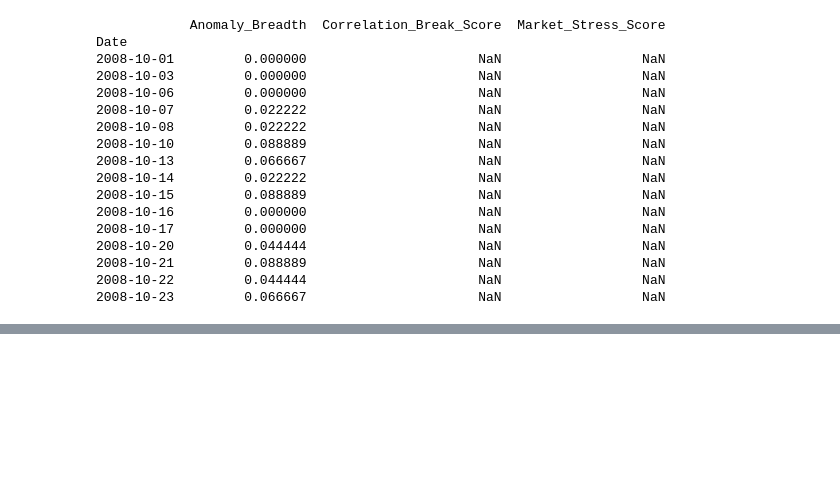
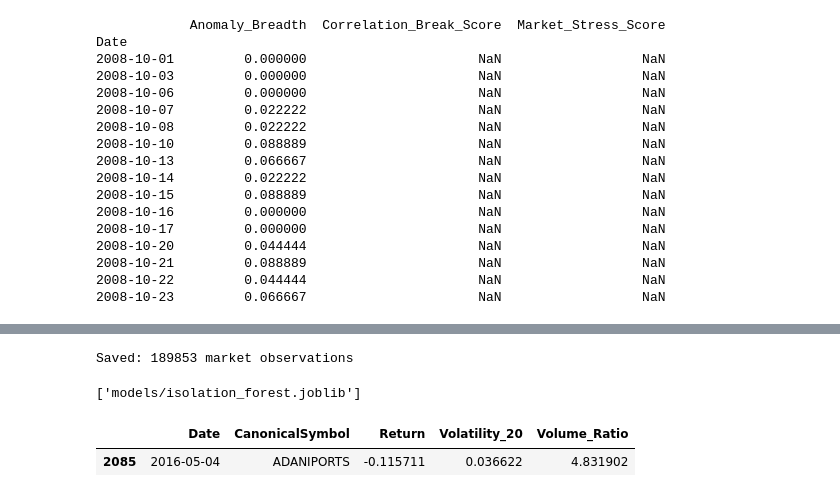
Before and after one commit to StardustEnigma/MarketLens, a Jupyter notebook: Project.ipynb, the cells around one changed output, grey strips where cells are left out. Drawn from its saved outputs; the diff is of its cells as text; code cells hidden in the pictures; blank space fills up the shorter version.

```diff
--- a/Project.ipynb
+++ b/Project.ipynb
@@ -2656,0 +3220,15 @@ Date
+# %%
+stream_df[
+    ['Date',
+     'CanonicalSymbol',
+     'Return',
+     'Volatility_20',
+     'Volume_Ratio']
+].to_csv(
+    'Dataset/market_stream.csv',
+    index=False
+)
+
+print("Saved:", stream_df.shape[0], "market observations")
+# %% [output]
+Saved: 189853 market observations
@@ -2656,0 +3238,13 @@ Date
+# %%
+import joblib
+
+joblib.dump(model, "models/isolation_forest.joblib")
+# %% [output]
+['models/isolation_forest.joblib']
+# %%
+test_df[test_df["Anomaly"] == -1][
+    ["Date", "CanonicalSymbol", "Return", "Volatility_20", "Volume_Ratio"]
+].head(1)
+# %% [output]
+|  | Date | CanonicalSymbol | Return | Volatility_20 | Volume_Ratio |
+| 2085 | 2016-05-04 | ADANIPORTS | -0.115711 | 0.036622 | 4.831902 |
```
Also changed, not shown: parts of 69 cells of this notebook, 8 other files.
